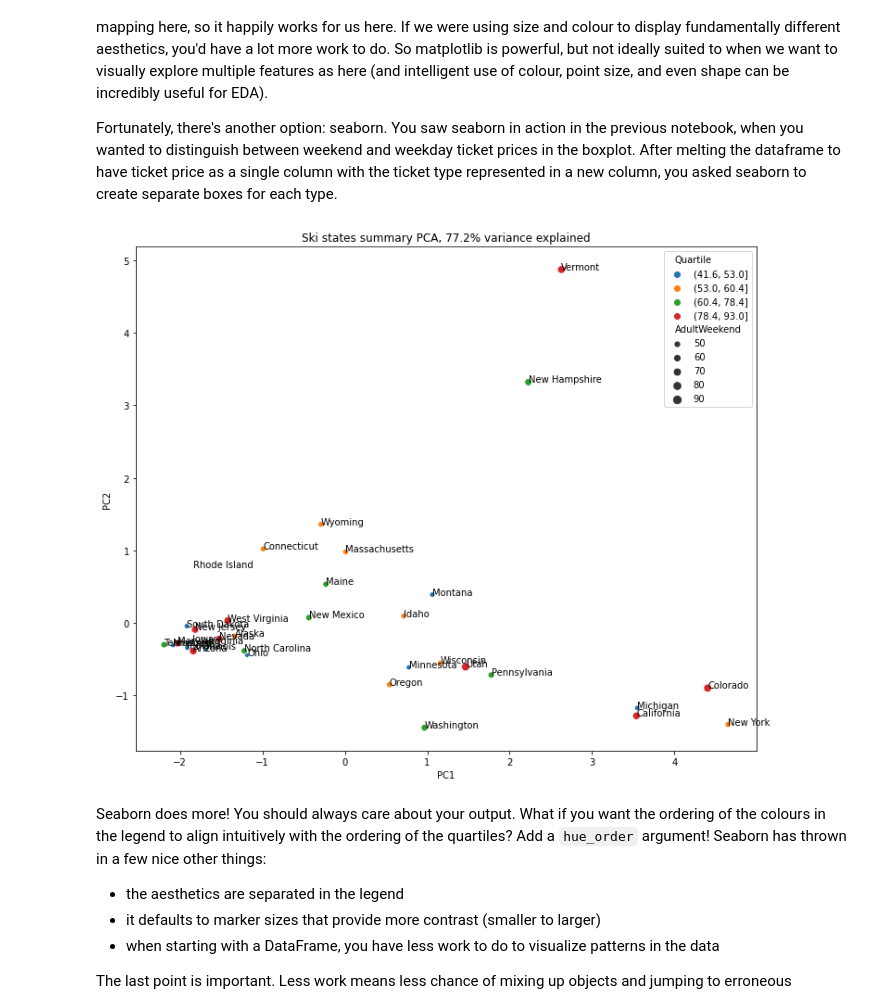
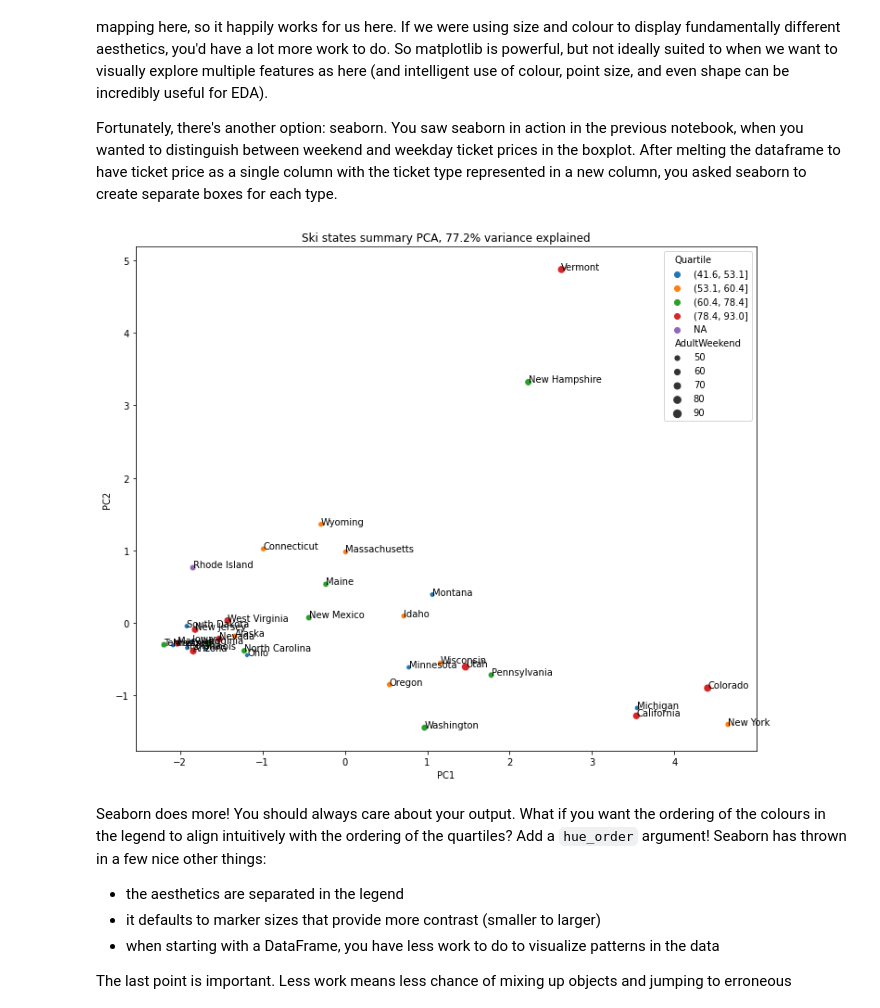
Before and after one commit to evgeni-nikolaev/Springboard, a Jupyter notebook: 03_exploratory_data_analysis_nikolaev.ipynb, the cells around one changed output. Saved outputs shown, nothing was run; the diff lists cells and outputs as text; code cells hidden in the pictures.

```diff
--- a/03_exploratory_data_analysis_nikolaev.ipynb
+++ b/03_exploratory_data_analysis_nikolaev.ipynb
@@ -562,3 +573,8 @@ pca_df[pca_df.isnull().any(axis=1)]
 Ah, Rhode Island. How has this happened? Recall you created the original ski resort state summary dataset in the previous step before removing resorts with missing prices. This made sense because you wanted to capture all the other available information. However, Rhode Island only had one resort and its price was missing. You have two choices here. If you're interested in looking for any pattern with price, drop this row. But you are also generally interested in any clusters or trends, then you'd like to see Rhode Island even if the ticket price is unknown. So, replace these missing values to make it easier to handle/display them.
 # %% [markdown]
 Because `Quartile` is a category type, there's an extra step here. Add the category (the string 'NA') that you're going to use as a replacement.
+# %%
+pca_df['AdultWeekend'].fillna(pca_df.AdultWeekend.mean(), inplace=True)
+pca_df['Quartile'] = pca_df['Quartile'].cat.add_categories('NA')
+pca_df['Quartile'].fillna('NA', inplace=True)
+pca_df.loc['Rhode Island']
@@ -596,25 +618,25 @@ Fortunately, there's another option: seaborn. You saw seaborn in action in the p
 # %%
 #Code task 11#
 #Create a seaborn scatterplot by calling `sns.scatterplot`
 #Specify the dataframe pca_df as the source of the data,
 #specify 'PC1' for x and 'PC2' for y,
 #specify 'AdultWeekend' for the pointsize (scatterplot's `size` argument),
 #specify 'Quartile' for `hue`
 #specify pca_df.Quartile.cat.categories for `hue_order` - what happens with/without this?
 x = pca_df.PC1
 y = pca_df.PC2
 state = pca_df.index
 plt.subplots(figsize=(12, 10))
 # Note the argument below to make sure we get the colours in the ascending
 # order we intuitively expect!
-sns.scatterplot(x=x, y=y, size='AdultWeekend', hue='Quartile',
+sns.scatterplot(x='PC1', y='PC2', size='AdultWeekend', hue='Quartile',
                 hue_order=pca_df.Quartile.cat.categories, data=pca_df)
 #and we can still annotate with the state labels
 for s, x, y in zip(state, x, y):
     plt.annotate(s, (x, y))
 plt.title(f'Ski states summary PCA, {pc_var:.1f}% variance explained');
 # %% [output]
-[figure, old version]
+[figure, new version]
 # %% [markdown]
 Seaborn does more! You should always care about your output. What if you want the ordering of the colours in the legend to align intuitively with the ordering of the quartiles? Add a `hue_order` argument! Seaborn has thrown in a few nice other things:
 
```
Also changed, not shown: parts of 15 cells of this notebook.
